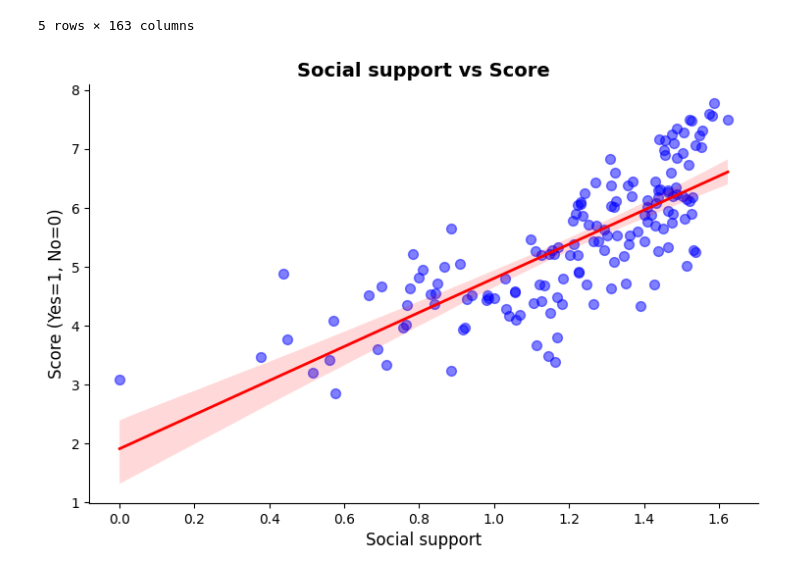
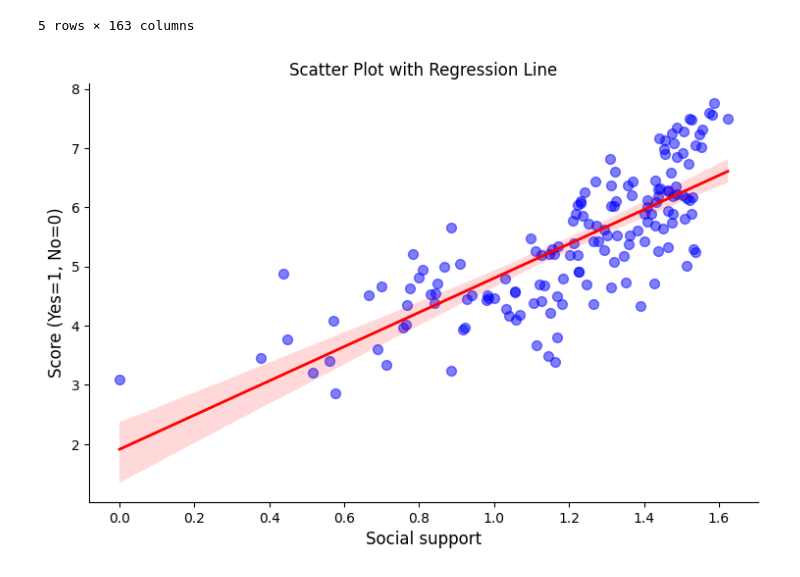
Before and after one commit to a-Hachem/GenAI-ML-BootCamp-PSTB, a Jupyter notebook: Week2/Day4/Challenge_W2_D4.ipynb, the cells around one changed output. Drawn from its saved outputs; the diff is of its cells as text; code cells hidden in the pictures.

```diff
--- a/Week2/Day4/Challenge_W2_D4.ipynb
+++ b/Week2/Day4/Challenge_W2_D4.ipynb
@@ -26,7 +34,7 @@ Archive:  world-happiness.zip
 # %%
 import pandas as pd
-data = pd.read_csv("2019.csv")
-data.head()
+Data = pd.read_csv("2019.csv")
+Data.head()
 # %% [output]
 |  | Overall rank | Country or region | Score | GDP per capita | Social support | Healthy life expectancy | ... |
 | 0 | 1 | Finland | 7.769 | 1.340 | 1.587 | 0.986 | ... |
@@ -96,13 +110,13 @@ categorical_col = ["Country or region"]
 
 # Apply one-hot encoding
 encoder = OneHotEncoder(drop="first", sparse_output=False)  # drop="first" to avoid multicollinearity
-encoded_feature = encoder.fit_transform(data[categorical_col])
+encoded_feature = encoder.fit_transform(Data[categorical_col])
 
 # Convert to DataFrame
 encoded_data = pd.DataFrame(encoded_feature, columns=encoder.get_feature_names_out(categorical_col))
 
 # Merge with original DataFrame (removing original categorical columns)
-data_encoded = pd.concat([data.drop(columns=categorical_col), encoded_data], axis=1)
+data_encoded = pd.concat([Data.drop(columns=categorical_col), encoded_data], axis=1)
 
 # Display new DataFrame
 data_encoded.head()
@@ -117,17 +131,23 @@ data_encoded.head()
 # %%
 df = data_encoded
 # %%
-import matplotlib.pyplot as plt
-import seaborn as sns
-sns.lmplot(x='Social support', y='Score', data=df, aspect=1.5, height=5,
-                 scatter_kws={'alpha':0.5, 's':50, 'color': 'blue'},
-                   line_kws={'color': 'red', 'lw': 2})
+# Import necessary libraries for visualization
+import matplotlib.pyplot as plt  # Standard plotting library
+import seaborn as sns  # Advanced visualization library
 
-#sns.jointplot(x='Age', y='Do you have Panic attack?', data=df1, kind='reg', color='orange')
+# Create a scatter plot with a regression line using Seaborn's lmplot
+sns.lmplot(
+    x='Social support',  y='Score',  data=df, aspect=1.5, height=5,
+    scatter_kws={'alpha': 0.5, 's': 50, 'color': 'blue'},
+    line_kws={'color': 'red', 'lw': 2}  # Customization for the regression line:
+ )
+
+# Add titles to plot and axis
 plt.title('Scatter Plot with Regression Line')
-plt.title('Social support vs Score', fontsize=14, fontweight='bold')
 plt.xlabel('Social support', fontsize=12)
 plt.ylabel('Score (Yes=1, No=0)', fontsize=12)
+
+# Display the plot
 plt.show()
 # %% [output]
-[figure, old version]
+[figure, new version]
```
Also changed, not shown: parts of 16 cells of this notebook.
